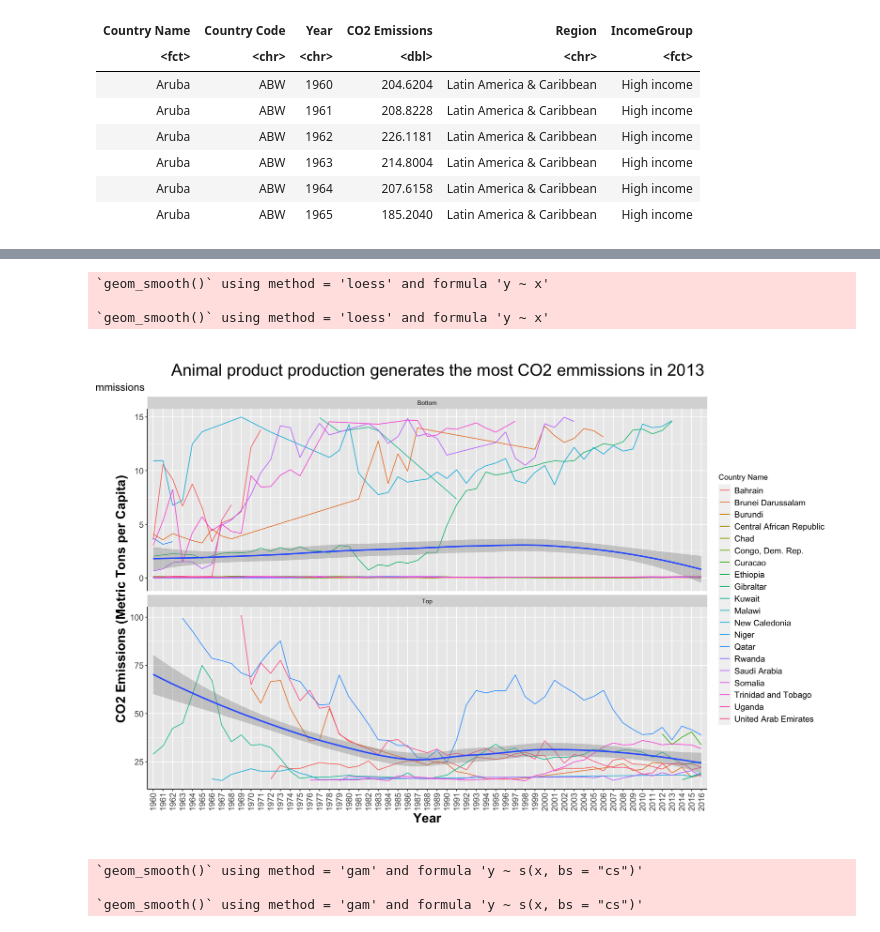
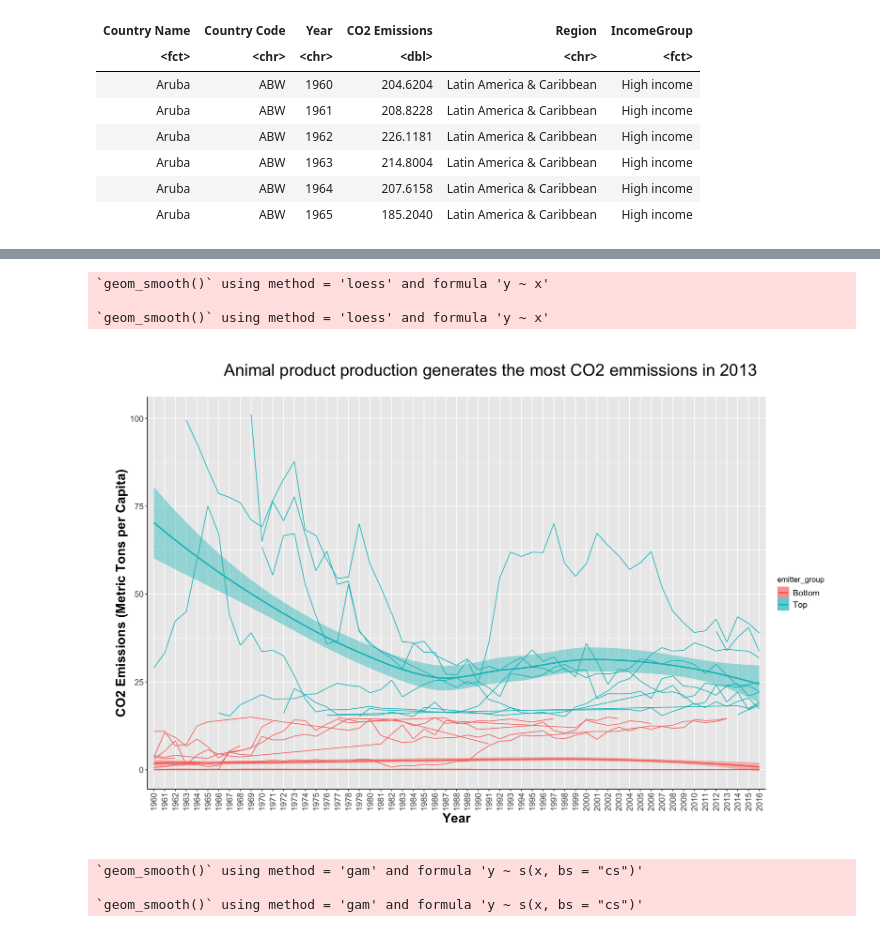
Before and after one commit to alexispayton/BIOS512-assignments, a Jupyter notebook: Final Project.ipynb, the cells around one changed output, grey strips where cells are left out. Saved outputs shown, nothing was run; the diff lists cells and outputs as text; code cells hidden in the pictures.

```diff
--- a/Final Project.ipynb
+++ b/Final Project.ipynb
@@ -246,4 +245,5 @@ A tibble: 6 × 6
 # %%
+regional_groups = c('ARB', "CEB", "CSS", "EAS", "ECS", "EMU", "EUU", "LCN", "MEA", "NAC", "SAS")
 top_emitters_2016 = global_emissions_df %>%
     filter(`Country Code`!= regional_groups, Year == '2016') %>%
     arrange(-`CO2 Emissions`) %>%
@@ -265,41 +270,42 @@ emitters_2016_df = global_emissions_df %>%
 #do something with country name world
 options(repr.plot.width = 15, repr.plot.height = 10)
 ggplot() +
   geom_line(data = emitters_2016_df %>%
       filter(emitter_group == 'Top'),
-            aes(x = Year, y = `CO2 Emissions`, group = `Country Name`, color = `Country Name`)) +
+            aes(x = Year, y = `CO2 Emissions`, group = `Country Name`, color = emitter_group)) +
   geom_smooth(data = emitters_2016_df %>%
       filter(emitter_group == 'Top'),
-            aes(x = Year, y = `CO2 Emissions`, group = 1)) +
+            aes(x = Year, y = `CO2 Emissions`, group = 1, color = emitter_group, fill = emitter_group)) +
   geom_line(data = emitters_2016_df %>%
      filter(emitter_group == 'Bottom'),
-            aes(x = Year, y = `CO2 Emissions`, group = `Country Name`, color = `Country Name`)) +
+            aes(x = Year, y = `CO2 Emissions`, group = `Country Name`, color = emitter_group)) +
   geom_smooth(data = emitters_2016_df %>%
       filter(emitter_group == 'Bottom'),
-            aes(x = Year, y = `CO2 Emissions`, group = 1)) +
-#   geom_line(data = global_emissions_df %>%
-#      filter(`Country Code` == "WLD"), aes(x = Year, y = `CO2 Emissions`, group = `Country Name`)) +
+            aes(x = Year, y = `CO2 Emissions`, group = 1, color = emitter_group, fill = emitter_group)) +
 
   #scale_y_log10() +
-   facet_wrap(~emitter_group, ncol = 1, scales = 'free_y')+
+   #facet_wrap(~emitter_group, ncol = 1, scales = 'free_y')+
 
   theme(axis.line = element_line(colour="black"), #making x and y axes black
         axis.text = element_text(size = 12), #changing size of x axis labels
         axis.text.x = element_text(angle = 90, vjust = 0.5), #rotating x labels/ moving x labels slightly to the left
         axis.title = element_text(face = "bold", size = rel(1.7)), #changes axis titles
         legend.text = element_text(size = 12), #changes legend text
         plot.margin = unit(c(1,1,1,1), "cm"),
         plot.title = element_text(hjust = 0.9, size = 24), #changing plot title
         plot.subtitle = element_text(hjust = -2.3, size = 15)) + #changing plot subtitle
 
+#   scale_color_viridis(discrete = TRUE) +
+#   scale_fill_viridis(discrete = TRUE) +
+
   labs(title = 'Animal product production generates the most CO2 emmissions in 2013',
        subtitle = "The United States is a top producer of beef, milk, pork, and poultry CO2 emmissions",
        y = 'CO2 Emissions (Metric Tons per Capita)')
 # %% [output]
 `geom_smooth()` using method = 'loess' and formula 'y ~ x'
 
 `geom_smooth()` using method = 'loess' and formula 'y ~ x'
-[figure, old version]
+[figure, new version]
 # %%
 all_regional_groups = c('ARB', "CEB", "CSS", "EAP", "EAR","ECA", "EAS", "ECS", "EMU", "EUU", "FCS", "HIC", "HPC", "IBD", "IBT",
                         "IDA", "IDB", "IDX", "LAC", "LIC","LCN", "LDC", "LMC", "LMY", "LTE", "MEA", "MNA", "NAC", "OED", "OSS", "PRE", "PSS",
```
Also changed, not shown: parts of 10 cells of this notebook.
